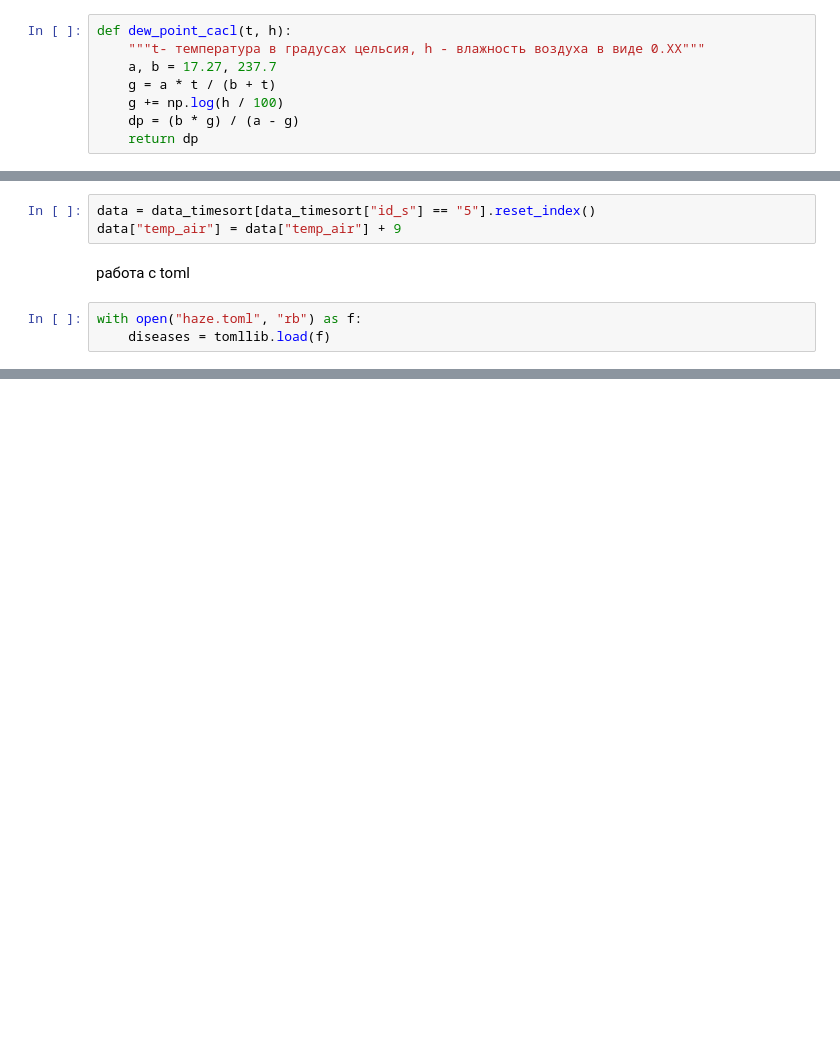
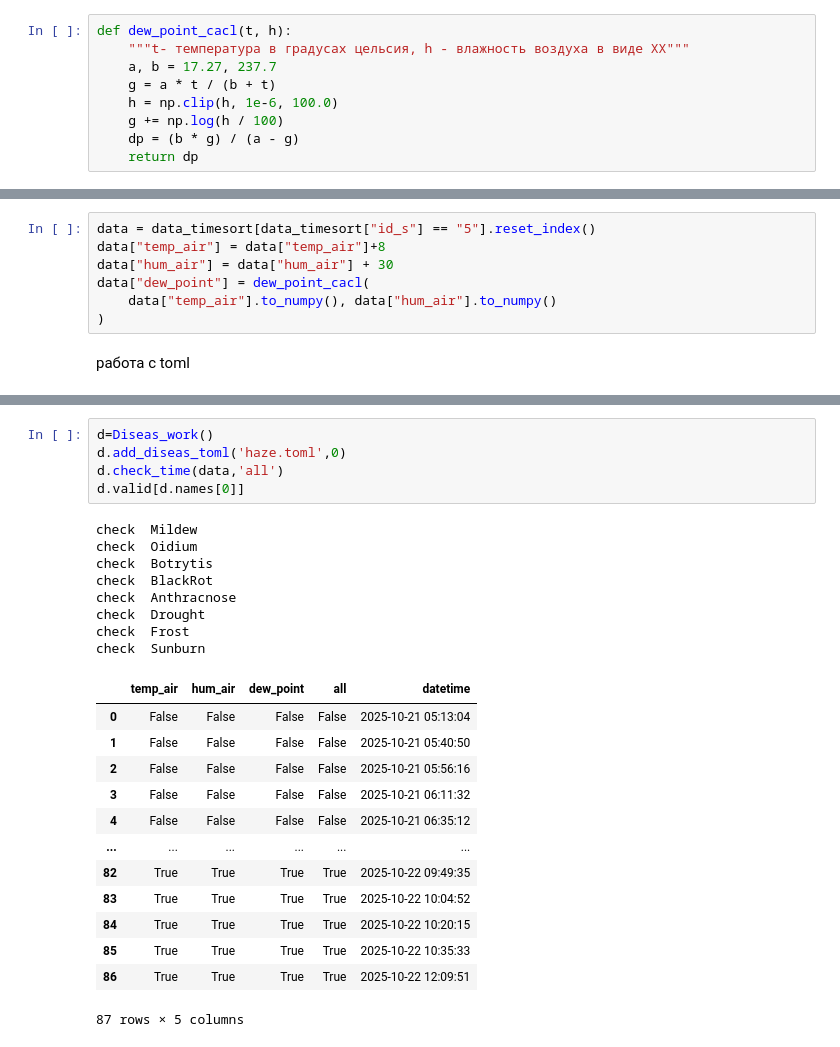
Before and after one commit to NikEgil/predicter, a Jupyter notebook: pred.ipynb, the cells around one changed output, grey strips where cells are left out. Saved outputs shown, nothing was run; the diff lists cells and outputs as text; blank space fills up the shorter version.

```diff
--- a/pred.ipynb
+++ b/pred.ipynb
@@ -22,8 +22,9 @@ from mpl_toolkits.mplot3d.art3d import Poly3DCollection
 # %%
 def dew_point_cacl(t, h):
-    """t- температура в градусах цельсия, h - влажность воздуха в виде 0.ХХ"""
+    """t- температура в градусах цельсия, h - влажность воздуха в виде ХХ"""
     a, b = 17.27, 237.7
     g = a * t / (b + t)
+    h = np.clip(h, 1e-6, 100.0)
     g += np.log(h / 100)
     dp = (b * g) / (a - g)
     return dp
@@ -109,8 +41,9 @@ ax.set_zlabel('время')
 # %%
 data = data_timesort[data_timesort["id_s"] == "5"].reset_index()
-data["temp_air"] = data["temp_air"] + 9
+data["temp_air"] = data["temp_air"]+8
+data["hum_air"] = data["hum_air"] + 30
+data["dew_point"] = dew_point_cacl(
+    data["temp_air"].to_numpy(), data["hum_air"].to_numpy()
+)
 # %% [markdown]
 работа с toml
-# %%
-with open("haze.toml", "rb") as f:
-    diseases = tomllib.load(f)
@@ -116,0 +111,27 @@ with open("haze.toml", "rb") as f:
+# %%
+d=Diseas_work()
+d.add_diseas_toml('haze.toml',0)
+d.check_time(data,'all')
+d.valid[d.names[0]]
+# %% [output]
+check  Mildew
+check  Oidium
+check  Botrytis
+check  BlackRot
+check  Anthracnose
+check  Drought
+check  Frost
+check  Sunburn
+|  | temp_air | hum_air | dew_point | all | datetime |
+| 0 | False | False | False | False | 2025-10-21 05:13:04 |
+| 1 | False | False | False | False | 2025-10-21 05:40:50 |
+| 2 | False | False | False | False | 2025-10-21 05:56:16 |
+| 3 | False | False | False | False | 2025-10-21 06:11:32 |
+| 4 | False | False | False | False | 2025-10-21 06:35:12 |
+| ... | ... | ... | ... | ... | ... |
+| 82 | True | True | True | True | 2025-10-22 09:49:35 |
+| 83 | True | True | True | True | 2025-10-22 10:04:52 |
+| 84 | True | True | True | True | 2025-10-22 10:20:15 |
+| 85 | True | True | True | True | 2025-10-22 10:35:33 |
+| 86 | True | True | True | True | 2025-10-22 12:09:51 |
+87 rows × 5 columns
```
Also changed, not shown: parts of 25 cells of this notebook, 8 other files.
